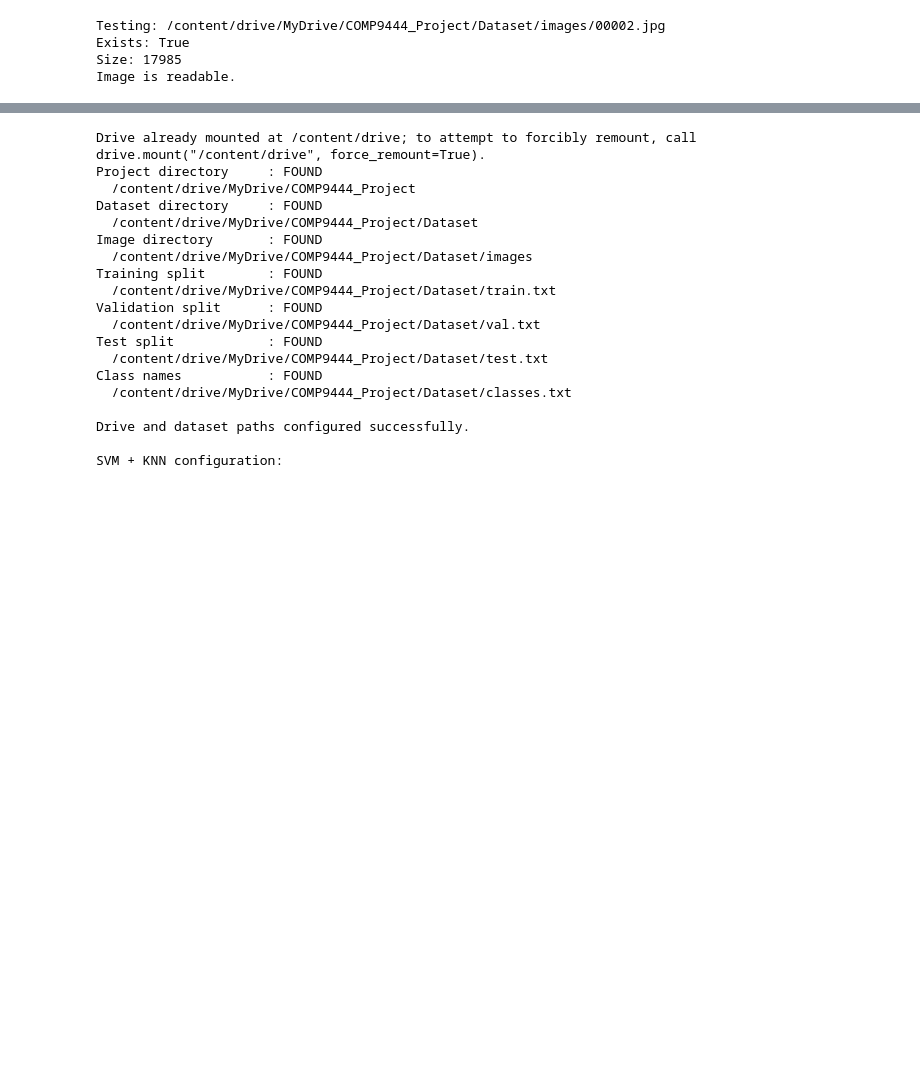
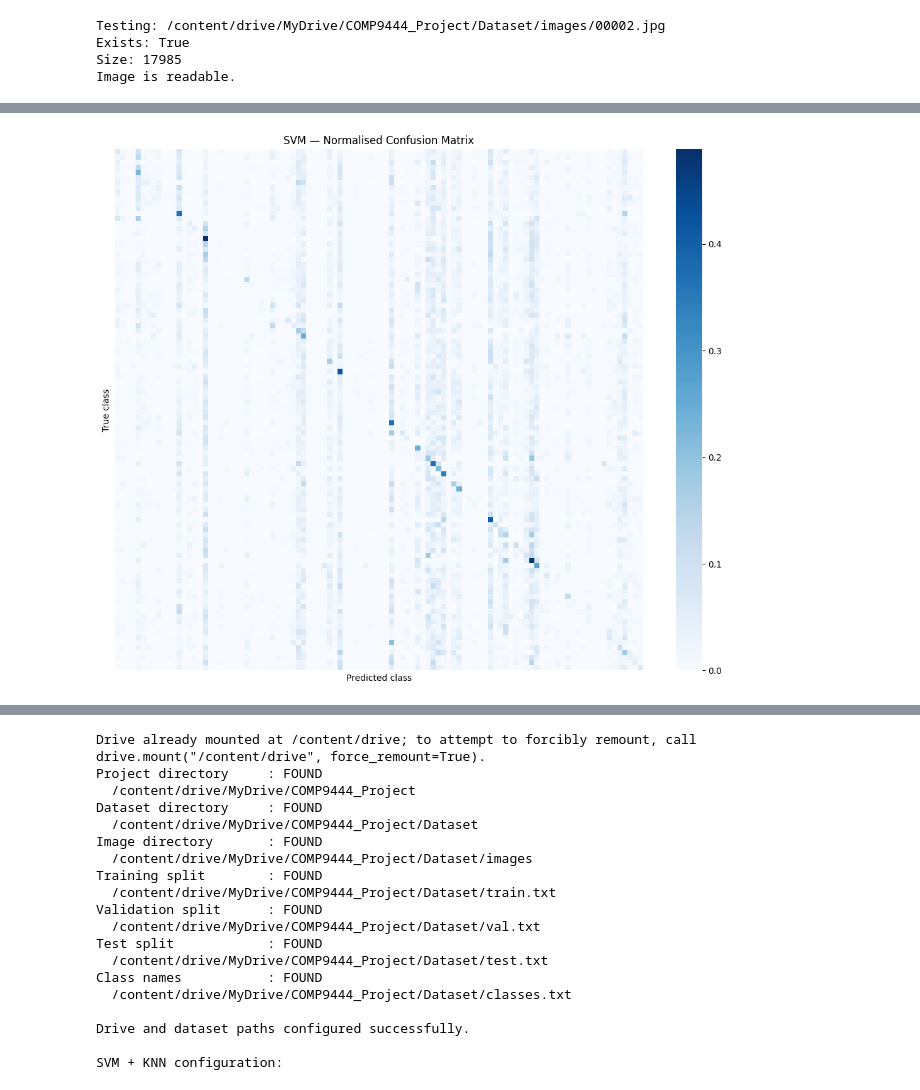
Before and after one commit to qqqyc1017/COMP9444_Project, a Jupyter notebook: COMP9444.ipynb, the cells around one changed output, grey strips where cells are left out. Drawn from its saved outputs; the diff is of its cells as text; code cells hidden in the pictures; blank space fills up the shorter version.

```diff
--- a/COMP9444.ipynb
+++ b/COMP9444.ipynb
@@ -202,0 +951,96 @@ Image is readable.
+# %%
+import seaborn as sns
+import matplotlib.pyplot as plt
+import joblib
+import json
+# Create variables for the group comparison table
+result_index = svm_knn_results.set_index("Model")
+
+svm_pre = result_index.loc["SVM", "Precision"]
+svm_rec = result_index.loc["SVM", "Recall"]
+svm_f1 = result_index.loc["SVM", "F1-score"]
+svm_gm = result_index.loc["SVM", "G-Mean"]
+svm_mauc = result_index.loc["SVM", "MAUC"]
+svm_acc = result_index.loc["SVM", "Accuracy"]
+
+knn_pre = result_index.loc["KNN", "Precision"]
+knn_rec = result_index.loc["KNN", "Recall"]
+knn_f1 = result_index.loc["KNN", "F1-score"]
+knn_gm = result_index.loc["KNN", "G-Mean"]
+knn_mauc = result_index.loc["KNN", "MAUC"]
+knn_acc = result_index.loc["KNN", "Accuracy"]
+
+svm_knn_pre = result_index.loc["SVM + KNN", "Precision"]
+svm_knn_rec = result_index.loc["SVM + KNN", "Recall"]
+svm_knn_f1 = result_index.loc["SVM + KNN", "F1-score"]
+svm_knn_gm = result_index.loc["SVM + KNN", "G-Mean"]
+svm_knn_mauc = result_index.loc["SVM + KNN", "MAUC"]
+svm_knn_acc = result_index.loc["SVM + KNN", "Accuracy"]
+
+print("Group comparison variables created successfully.")
+
+# Plot normalised confusion matrices
+for model_name, predictions in predictions_by_model.items():
+    matrix = confusion_matrix(y_test, predictions, labels=np.arange(NUM_CLASSES), normalize="true")
+    figure, axis = plt.subplots(figsize=(11, 9))
+    sns.heatmap(matrix, cmap="Blues", xticklabels=False, yticklabels=False, ax=axis)
+    axis.set_title(f"{model_name} — Normalised Confusion Matrix")
+    axis.set_xlabel("Predicted class")
+    axis.set_ylabel("True class")
+    figure.tight_layout()
+    safe_name = model_name.lower().replace(" ", "_").replace("+", "plus")
+    figure.savefig(SVM_KNN_FIGURE_DIR / f"{safe_name}_confusion_matrix.png", dpi=180, bbox_inches="tight")
+    plt.show()
+# Generate the SVM + KNN per-class report
+ensemble_predictions = predictions_by_model["SVM + KNN"]
+ensemble_report = classification_report(
+    y_test,
+    ensemble_predictions,
+    labels=np.arange(NUM_CLASSES),
+    target_names=class_names,
+    output_dict=True,
+    zero_division=0)
+
+per_class_report = pd.DataFrame(ensemble_report).transpose()
+display(per_class_report.head(20))
+per_class_report.to_csv(SVM_KNN_OUTPUT_DIR / "svm_knn_per_class_report.csv", encoding="utf-8-sig")
+
+# Plot the final comparison chart
+plot_columns = ["Precision", "Recall", "F1-score", "G-Mean", "MAUC", "Accuracy"]
+axis = svm_knn_results.set_index("Model")[plot_columns].plot.bar(figsize=(12, 5), ylim=(0, 1), rot=0)
+axis.set_title("SVM, KNN and SVM + KNN Comparison")
+axis.set_xlabel("Model")
+axis.set_ylabel("Score")
+axis.legend(loc="upper center", bbox_to_anchor=(0.5, -0.15), ncol=6)
+plt.tight_layout()
+plt.savefig(SVM_KNN_FIGURE_DIR / "svm_knn_comparison.png", dpi=180, bbox_inches="tight")
+plt.show()
+# Save the trained models and preprocessing components
+model_file = SVM_KNN_MODEL_DIR / "svm_knn_ip102.joblib"
+joblib.dump(
+    {
+        "scaler": feature_scaler,
+        "pca": pca,
+        "svm": svm_model,
+        "knn": knn_model,
+        "svm_weight": svm_weight,
+        "knn_weight": knn_weight,
+        "class_order": class_order,
+        "class_names": class_names,
+        "feature_size": FEATURE_SIZE,
+        "pca_components": number_of_components,
+        "max_train_per_class": MAX_TRAIN_PER_CLASS,
+        "seed": SEED
+    },
+    model_file
+)
+# Save the comparison results
+comparison_csv = SVM_KNN_OUTPUT_DIR / "svm_knn_results.csv"
+svm_knn_results.to_csv(comparison_csv, index=False, encoding="utf-8-sig")
+# Save the metrics in JSON format
+metrics_json = SVM_KNN_OUTPUT_DIR / "svm_knn_metrics.json"
+metrics_json.write_text(json.dumps(svm_knn_results.to_dict(orient="records"), indent=2), encoding="utf-8")
+print("Model saved to:", model_file)
+print("Results saved to:", comparison_csv)
+print("Metrics saved to:", metrics_json)
+# %% [output]
@@ -202,0 +1048 @@ Image is readable.
+[figure, added]
```
Also changed, not shown: parts of 18 cells of this notebook.
